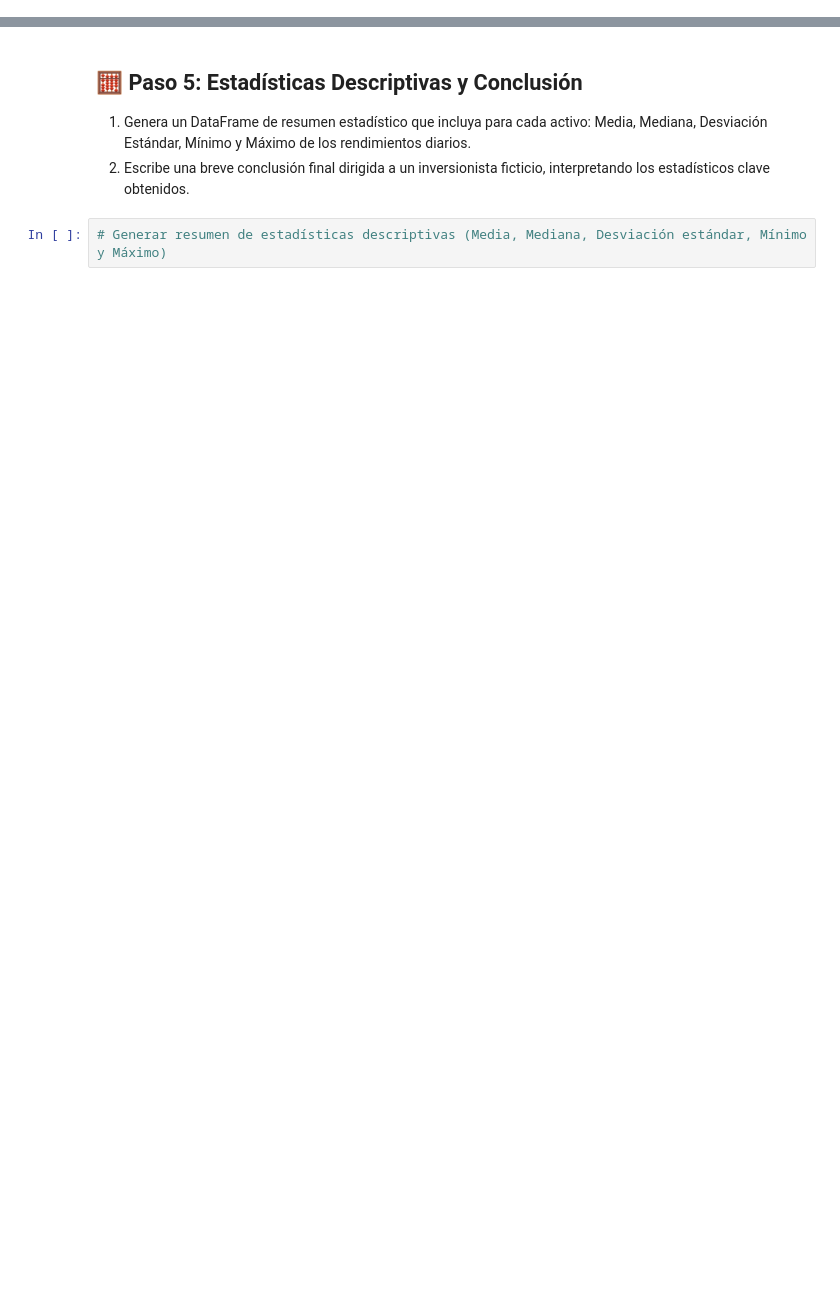
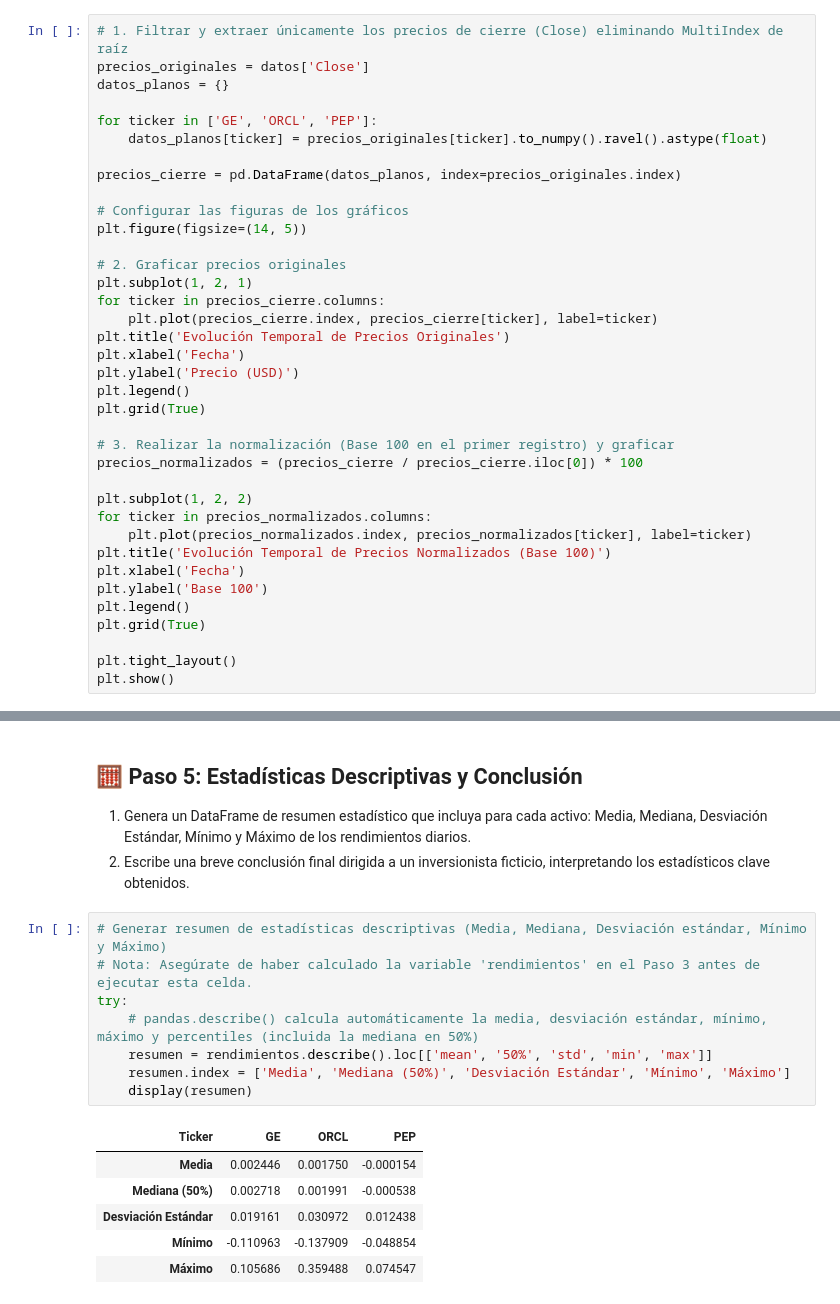
Before and after one commit to manuelabr241-eng/Simuladordecalcularuncredito, a Jupyter notebook: S19_Analisis_Exploratorio_Portafolios.ipynb, the cells around one changed output, grey strips where cells are left out. Drawn from its saved outputs; the diff is of its cells as text; blank space fills up the shorter version.

```diff
--- a/S19_Analisis_Exploratorio_Portafolios.ipynb
+++ b/S19_Analisis_Exploratorio_Portafolios.ipynb
@@ -49,0 +56,37 @@ Observando el Boxplot y el Histograma:
+# %%
+# 1. Filtrar y extraer únicamente los precios de cierre (Close) eliminando MultiIndex de raíz
+precios_originales = datos['Close']
+datos_planos = {}
+
+for ticker in ['GE', 'ORCL', 'PEP']:
+    datos_planos[ticker] = precios_originales[ticker].to_numpy().ravel().astype(float)
+
+precios_cierre = pd.DataFrame(datos_planos, index=precios_originales.index)
+
+# Configurar las figuras de los gráficos
+plt.figure(figsize=(14, 5))
+
+# 2. Graficar precios originales
+plt.subplot(1, 2, 1)
+for ticker in precios_cierre.columns:
+    plt.plot(precios_cierre.index, precios_cierre[ticker], label=ticker)
+plt.title('Evolución Temporal de Precios Originales')
+plt.xlabel('Fecha')
+plt.ylabel('Precio (USD)')
+plt.legend()
+plt.grid(True)
+
+# 3. Realizar la normalización (Base 100 en el primer registro) y graficar
+precios_normalizados = (precios_cierre / precios_cierre.iloc[0]) * 100
+
+plt.subplot(1, 2, 2)
+for ticker in precios_normalizados.columns:
+    plt.plot(precios_normalizados.index, precios_normalizados[ticker], label=ticker)
+plt.title('Evolución Temporal de Precios Normalizados (Base 100)')
+plt.xlabel('Fecha')
+plt.ylabel('Base 100')
+plt.legend()
+plt.grid(True)
+
+plt.tight_layout()
+plt.show()
@@ -65,5 +161,18 @@ Observando el Boxplot y el Histograma:
 
 1. Genera un DataFrame de resumen estadístico que incluya para cada activo: Media, Mediana, Desviación Estándar, Mínimo y Máximo de los rendimientos diarios.
 2. Escribe una breve conclusión final dirigida a un inversionista ficticio, interpretando los estadísticos clave obtenidos.
-# %%
-# Generar resumen de estadísticas descriptivas (Media, Mediana, Desviación estándar, Mínimo y Máximo)
+# %%
+# Generar resumen de estadísticas descriptivas (Media, Mediana, Desviación estándar, Mínimo y Máximo)
+# Nota: Asegúrate de haber calculado la variable 'rendimientos' en el Paso 3 antes de ejecutar esta celda.
+try:
+    # pandas.describe() calcula automáticamente la media, desviación estándar, mínimo, máximo y percentiles (incluida la mediana en 50%)
+    resumen = rendimientos.describe().loc[['mean', '50%', 'std', 'min', 'max']]
+    resumen.index = ['Media', 'Mediana (50%)', 'Desviación Estándar', 'Mínimo', 'Máximo']
+    display(resumen)
+# %% [output]
+| Ticker | GE | ORCL | PEP |
+| Media | 0.002446 | 0.001750 | -0.000154 |
+| Mediana (50%) | 0.002718 | 0.001991 | -0.000538 |
+| Desviación Estándar | 0.019161 | 0.030972 | 0.012438 |
+| Mínimo | -0.110963 | -0.137909 | -0.048854 |
+| Máximo | 0.105686 | 0.359488 | 0.074547 |
```
Also changed, not shown: parts of 11 cells of this notebook.
